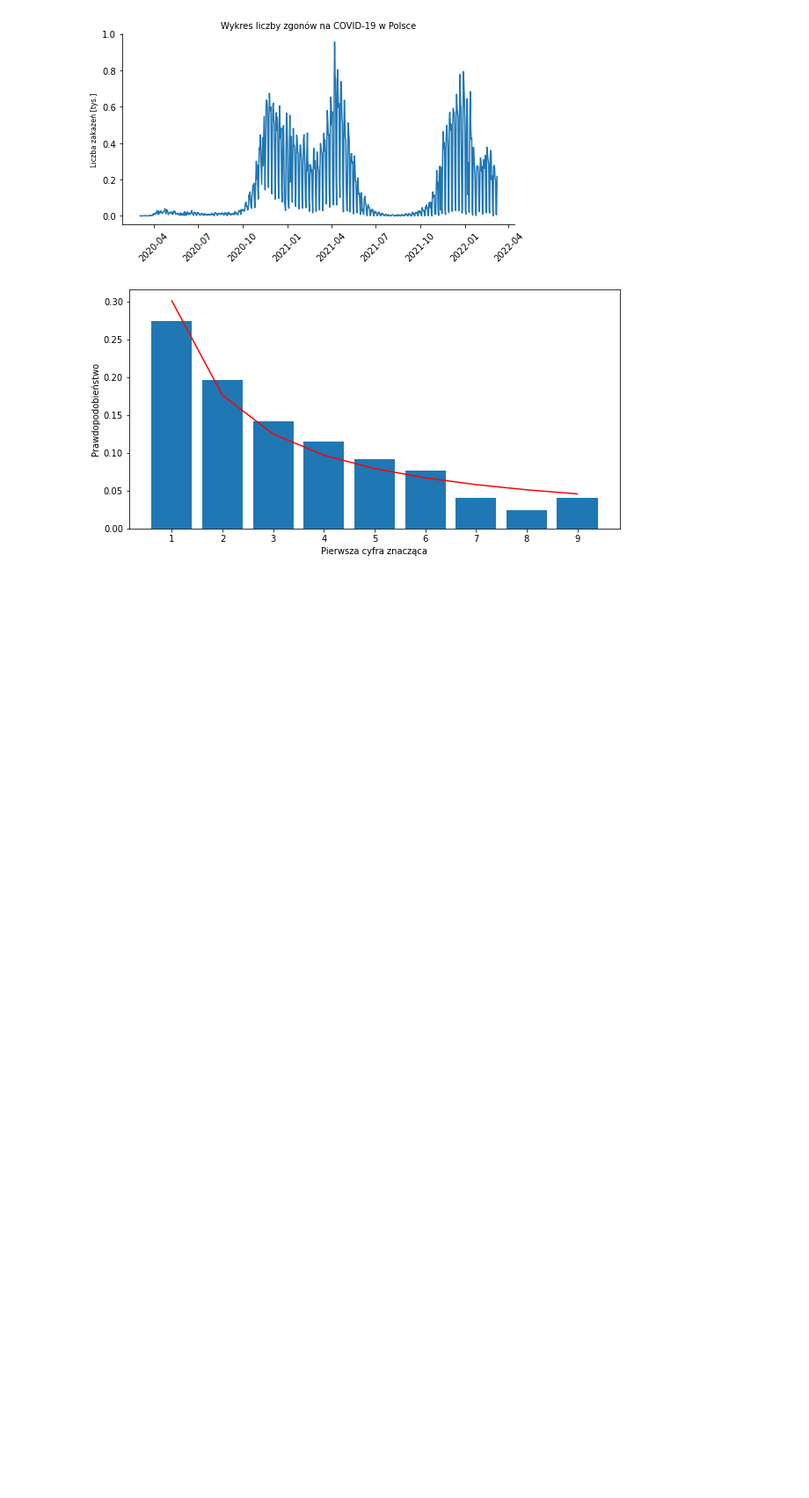
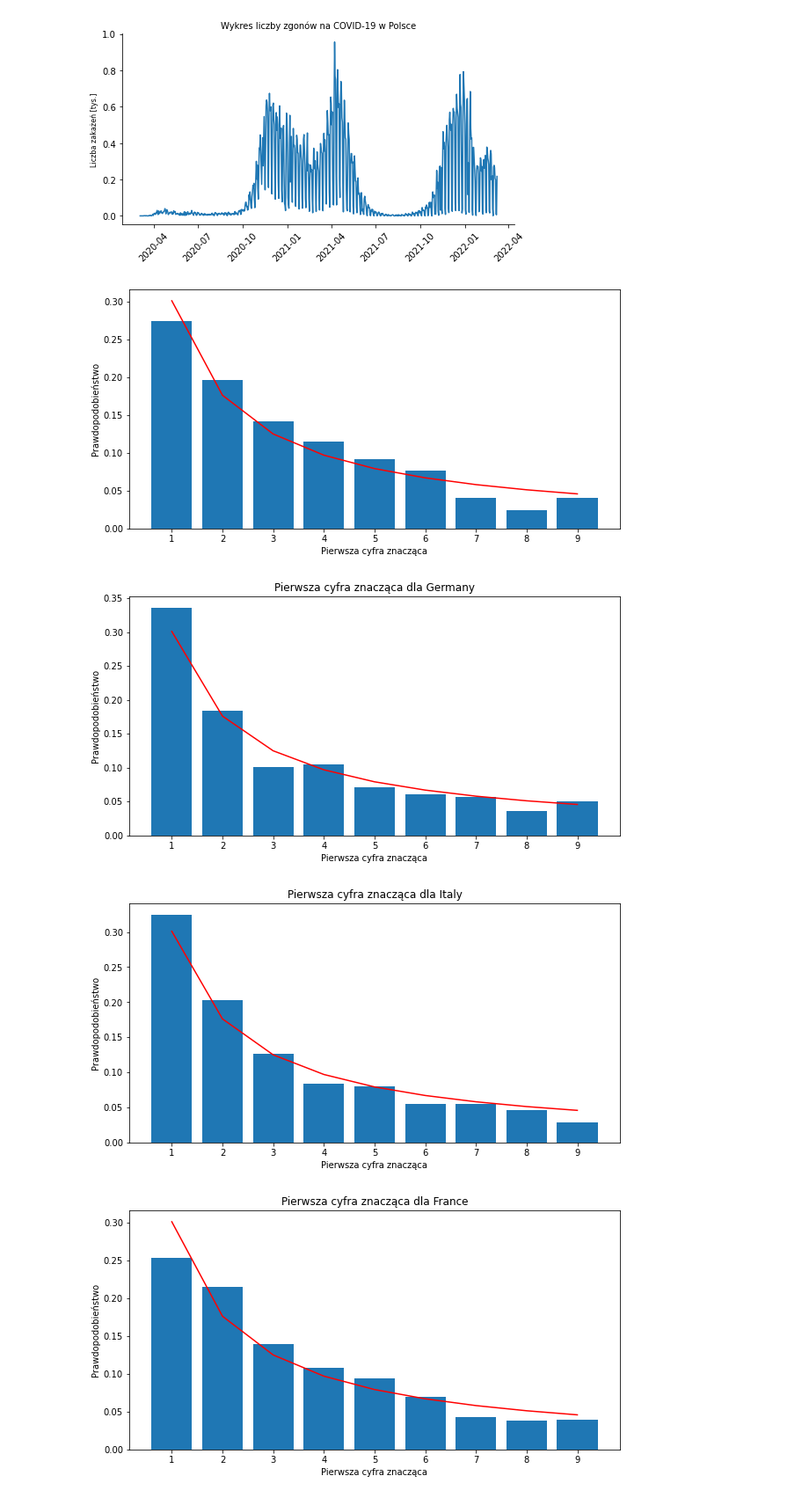
Before and after one commit to antoniperuzynski/BenfordsLaw, a Jupyter notebook: Benford_Law.ipynb, the cells around one changed output. Shown: that part at 88% size. Cells and saved outputs as stored; diff of their text form; code cells hidden in the pictures; blank space fills up the shorter version.

```diff
--- a/Benford_Law.ipynb
+++ b/Benford_Law.ipynb
@@ -679,3 +656,38 @@ ax.spines['right'].set_visible(False);
 first_digit_chart(empirical_frequency_deaths, theoretical_1st_number)
 # %% [output]
 [figure]
+# %%
+# fig, axes = plt.subplots(3, 4, figsize=(25, 15))
+
+# fig.suptitle('First digit for countries')
+
+
+# fig, axs = plt.subplots(2, 3)
+# axs[0, 0].plot(x, y)
+# axs[0, 0].set_title('Axis [0, 0]')
+# axs[0, 1].plot(x, y, 'tab:orange')
+# axs[0, 1].set_title('Axis [0, 1]')
+# axs[1, 0].plot(x, -y, 'tab:green')
+# axs[1, 0].set_title('Axis [1, 0]')
+# axs[1, 1].plot(x, -y, 'tab:red')
+# axs[1, 1].set_title('Axis [1, 1]')
+
+
+k=0
+j=0
+
+for i in ["Germany", "Italy", "France", "Belgium", "Europe", "China"]:
+
+  df = newCasesForCountry(dfAll, i)
+
+  empirical_counts, empirical_frequency, total_count, digit = count_first_digit(df['new_cases'])
+  empirical_counts2, empirical_frequency2, total_count2, digit2 = count_second_digit(df['new_cases'])
+  empirical_two_first_counts, empirical_two_first_frequency2, total_two_first_count2, digit_two_first = count_two_first_digit(df['new_cases'])
+  pl = first_digit_chart(empirical_frequency, theoretical_1st_number, "Pierwsza cyfra znacząca dla " + i)
+  #pl.show()
+  k=(k+1)%3
+  j=(j+1)%2
+# %% [output]
+[figure, added]
+[figure, added]
+[figure, added]
```
Also changed, not shown: parts of 25 cells of this notebook.
